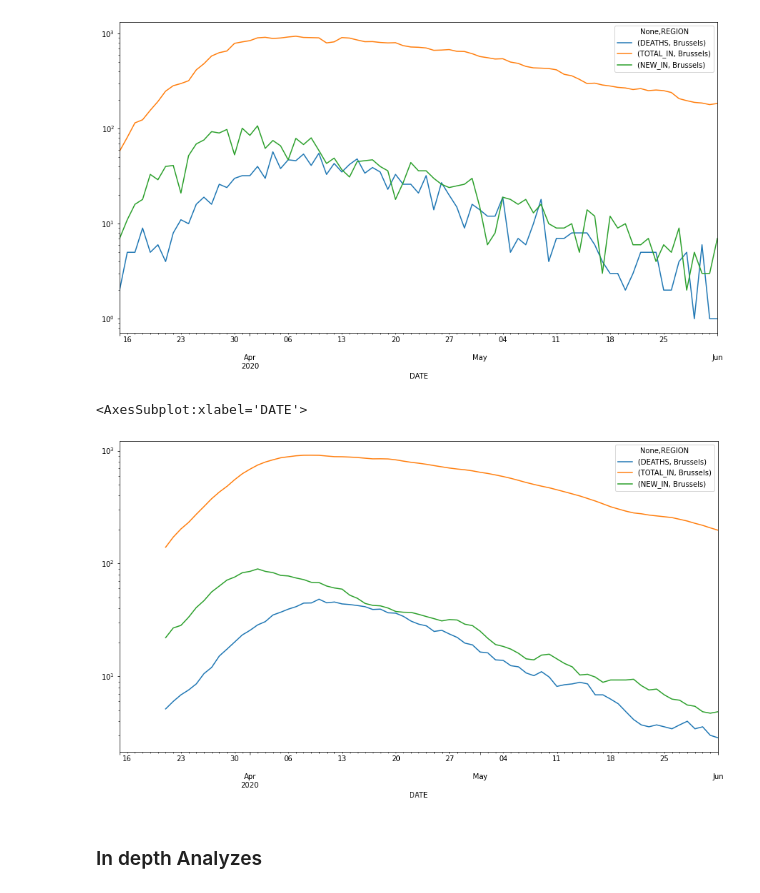
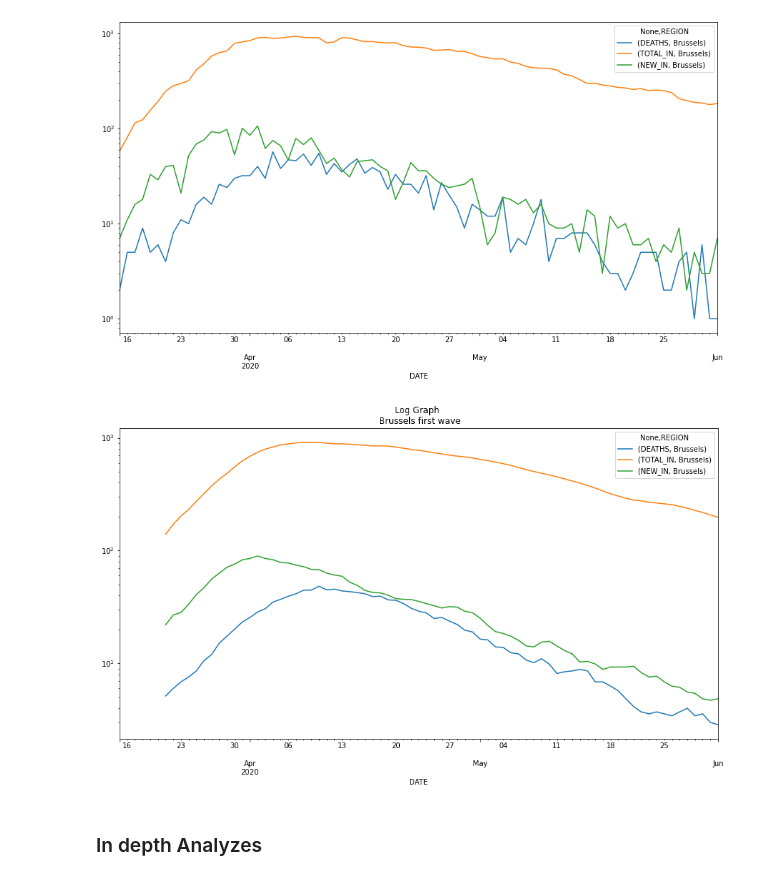
Before and after one commit to Demesmaeker/workshop-IBM-covid, a Jupyter notebook: main.ipynb, the cells around one changed output. Drawn from its saved outputs; the diff is of its cells as text; code cells hidden in the pictures.

```diff
--- a/main.ipynb
+++ b/main.ipynb
@@ -412,9 +412,10 @@ final_pivot[[('DEATHS', 'Brussels'), ('TOTAL_IN', 'Brussels'), ('NEW_IN', 'Bruss
 # %%
 final_pivot[[('DEATHS', 'Brussels'), ('TOTAL_IN', 'Brussels'), ('NEW_IN', 'Brussels')]
            ].rolling(7).mean().loc['20200301':'20200601'].plot(logy=True,figsize=(15,8))
+plt.title("Log Graph \n Brussels first wave")
+plt.savefig("img/log_bruss_first.png")
 # %% [output]
-<AxesSubplot:xlabel='DATE'>
-[figure, old version]
+[figure, new version]
 # %% [markdown]
 ### In depth Analyzes
 # %%
```
Also changed, not shown: parts of 12 cells of this notebook, 1 other file.
